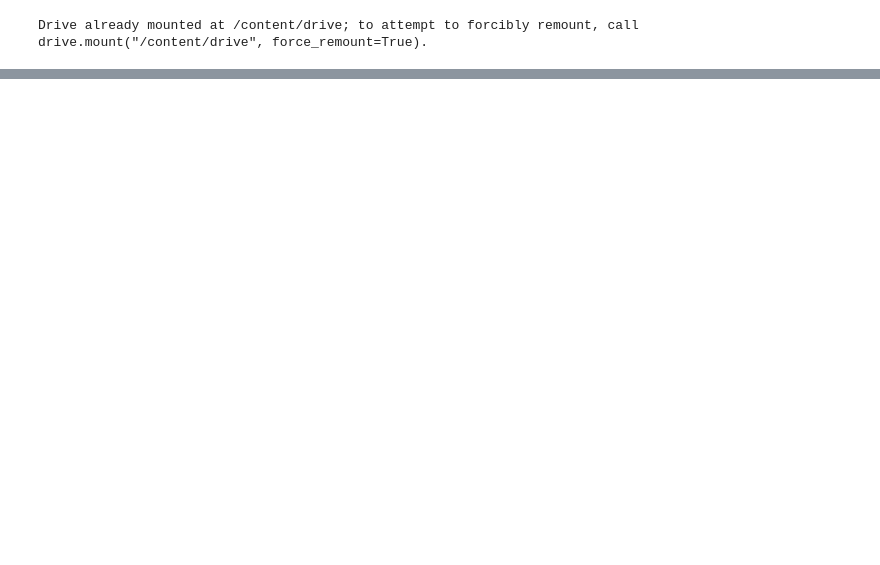
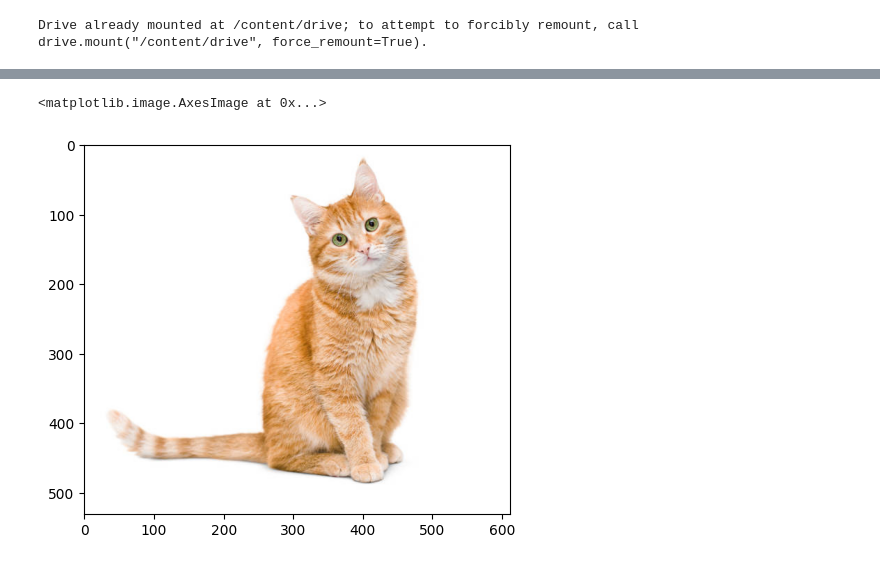
Before and after one commit to annisakrnn/PCVK_Genap_2025, a Jupyter notebook: Week2.ipynb, the cells around one changed output, grey strips where cells are left out. Cells and saved outputs as stored; diff of their text form; code cells hidden in the pictures; blank space fills up the shorter version.

```diff
--- a/Week2.ipynb
+++ b/Week2.ipynb
@@ -18,0 +19,7 @@ TypeError: Image data of dtype object cannot be converted to float
+# %%
+img2 = img
+img3 = cv.cvtColor(img, cv.COLOR_BGR2RGB)
+plt.imshow(img3)
+# %% [output]
+<matplotlib.image.AxesImage at 0x...>
+[figure, added]
```
Also changed, not shown: parts of 16 cells of this notebook.
